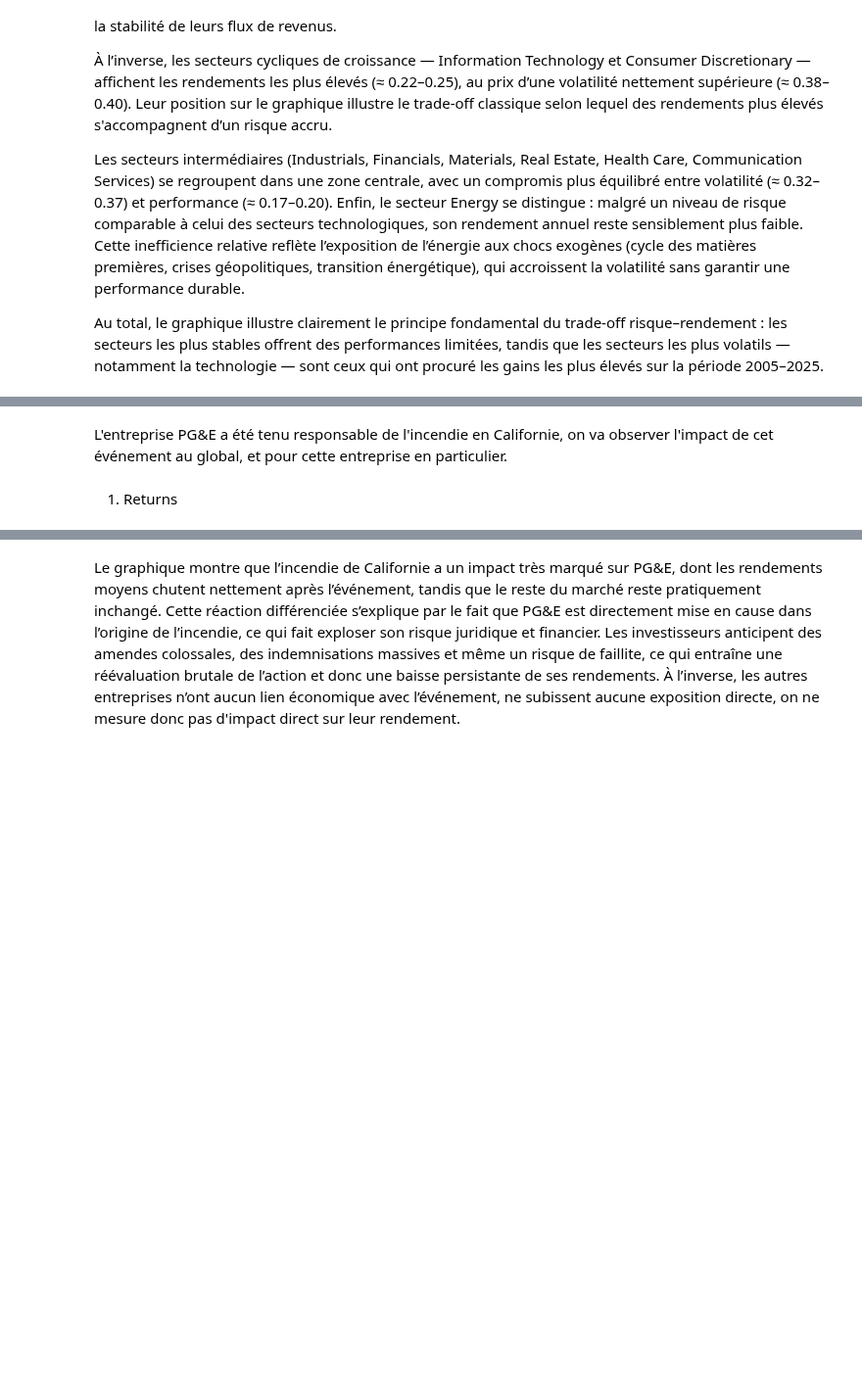
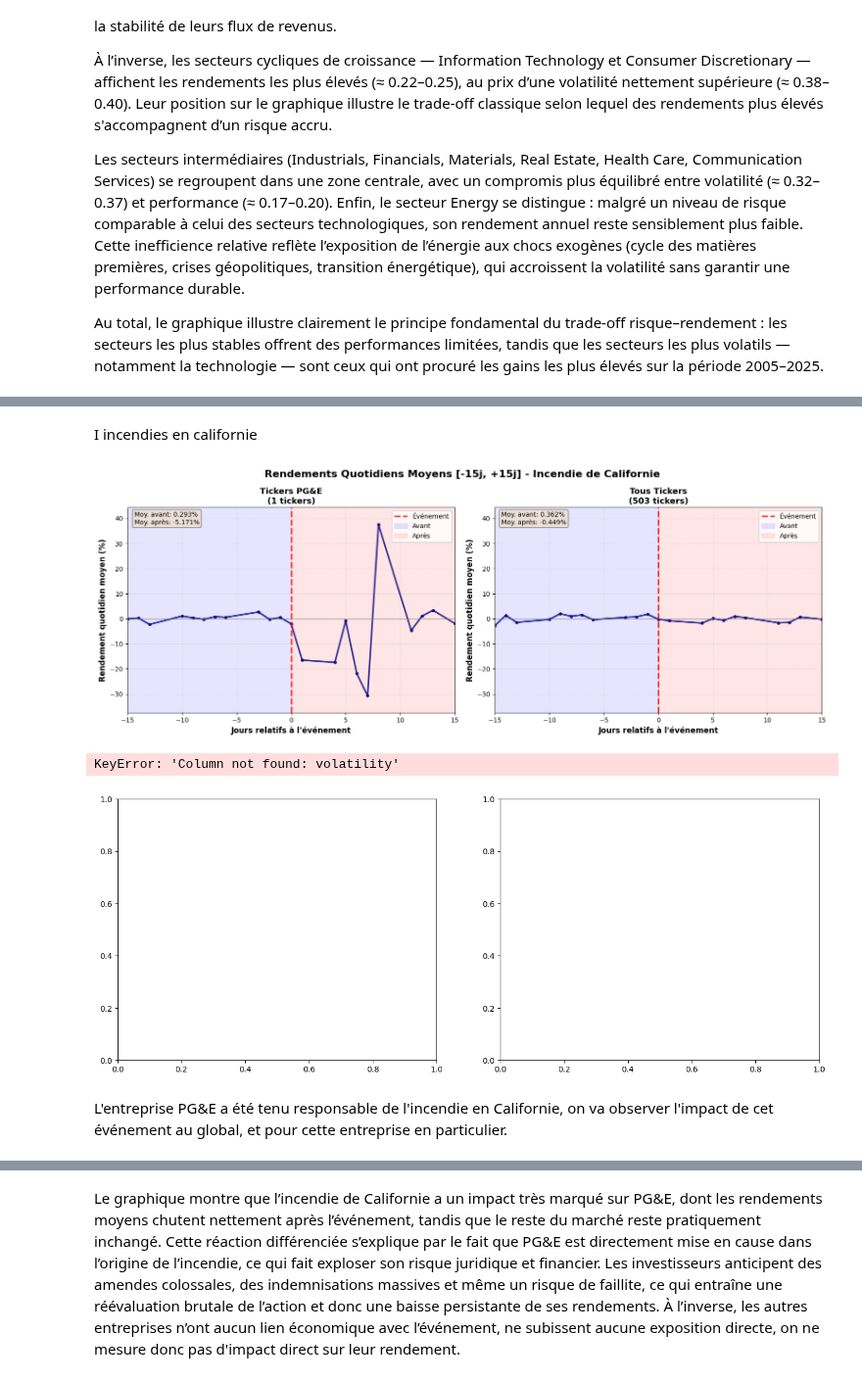
Before and after one commit to diabitbol/alpha-ranking-benchmark, a Jupyter notebook: final/assignement.ipynb, the cells around one changed output, grey strips where cells are left out. Shown at 98% size. Drawn from its saved outputs; the diff is of its cells as text; code cells hidden in the pictures; blank space fills up the shorter version.

```diff
--- a/final/assignement.ipynb
+++ b/final/assignement.ipynb
@@ -276,14 +310,18 @@ import matplotlib.dates as mdates
 df['Date'] = pd.to_datetime(df['Date'])
 
 # 2) Trier par date et mettre Date en index
-df = df.sort_values(['Date', 'Ticker'])
-df = df.set_index('Date')
+
+#df = df.set_index('Date', drop=False)  # Date reste aussi une colonne
+df = df.sort_values(['Ticker','Date'])
 
 # 3) Calculer le rendement moyen par jour (égal-pondéré)
-market_return = df.groupby(df.index)['Return'].mean()
+#market_return = df.groupby(df.index)['Return'].mean()
 
 # 4) Volatilité 21 jours
-market_vol_21 = market_return.rolling(window=21).std()
+#market_vol_21 = market_return.rolling(window=21).std()
+
+market_return = df.groupby('Date')['Return'].mean()      # index = Date automatiquement
+market_vol_21 = market_return.rolling(21).std()
 
 # 5) Plot avec années correctes
 fig, ax = plt.subplots()
@@ -705,4 +778,0 @@ I. Incendies en Californie
-# %%
-date_event = pd.to_datetime('2018-11-08')
-
-df_event = df[(df['Date'] >= date_event - pd.Timedelta(days=15)) & (df['Date'] <= date_event + pd.Timedelta(days=15))].copy()
@@ -709,2 +1034,51 @@ df_event = df[(df['Date'] >= date_event - pd.Timedelta(days=15)) & (df['Date'] <
+# %% [markdown]
+I incendies en californie
+# %%
+def analyze_california_fire(df):
+    """
+    Analyse l'impact de l'incendie de Californie (2018-11-08) sur PG&E.
+
+    Parameters
+    ----------
+    df : pd.DataFrame
+        DataFrame complet avec toutes les données
+    """
+    event_date = pd.to_datetime('2018-11-08')
+    df_event = extract_event_window(df, event_date)
+
+    # Sous-ensembles : PG&E vs Tous les tickers
+    df_pcg = df_event[df_event['Ticker'] == 'PCG'].copy()
+    df_all = df_event.copy()
+
+    # Graphique 1 : Rendements quotidiens
+    plot_metric_comparison(
+        df_subsets=[df_pcg, df_all],
+        labels=['Tickers PG&E', 'Tous Tickers'],
+        metric='Return',
+        event_date=event_date,
+        event_name='Incendie de Californie',
+        ylabel='Rendement quotidien moyen (%)',
+        title_prefix='Rendements Quotidiens Moyens'
+    )
+    plt.show()
+
+    # Graphique 2 : Volatilité
+    plot_metric_comparison(
+        df_subsets=[df_pcg, df_all],
+        labels=['Tickers PG&E', 'Tous Tickers'],
+        metric='volatility',
+        event_date=event_date,
+        event_name='Incendie de Californie',
+        ylabel='Volatilité moyenne (%)',
+        title_prefix='Volatilité moyenne'
+    )
+    plt.show()
+
+
+analyze_california_fire(df)
+# %% [output]
+[figure, added]
+KeyError: 'Column not found: volatility'
+[figure, added]
 # %% [markdown]
 L'entreprise PG&E a été tenu responsable de l'incendie en Californie, on va observer l'impact de cet événement au global, et pour cette entreprise en particulier.
@@ -713,2 +1084,0 @@ df_pcg = df_event[df_event['Ticker'] == 'PCG'].copy()
-# %% [markdown]
-1. Returns
```
Also changed, not shown: parts of 54 cells of this notebook.
